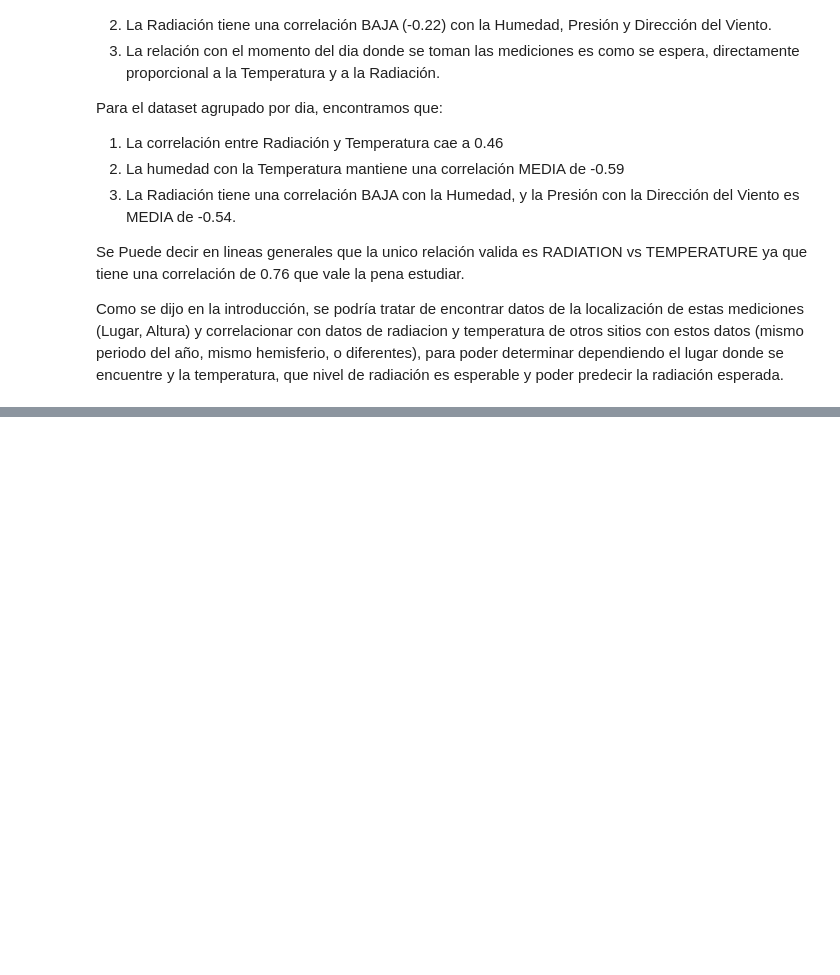
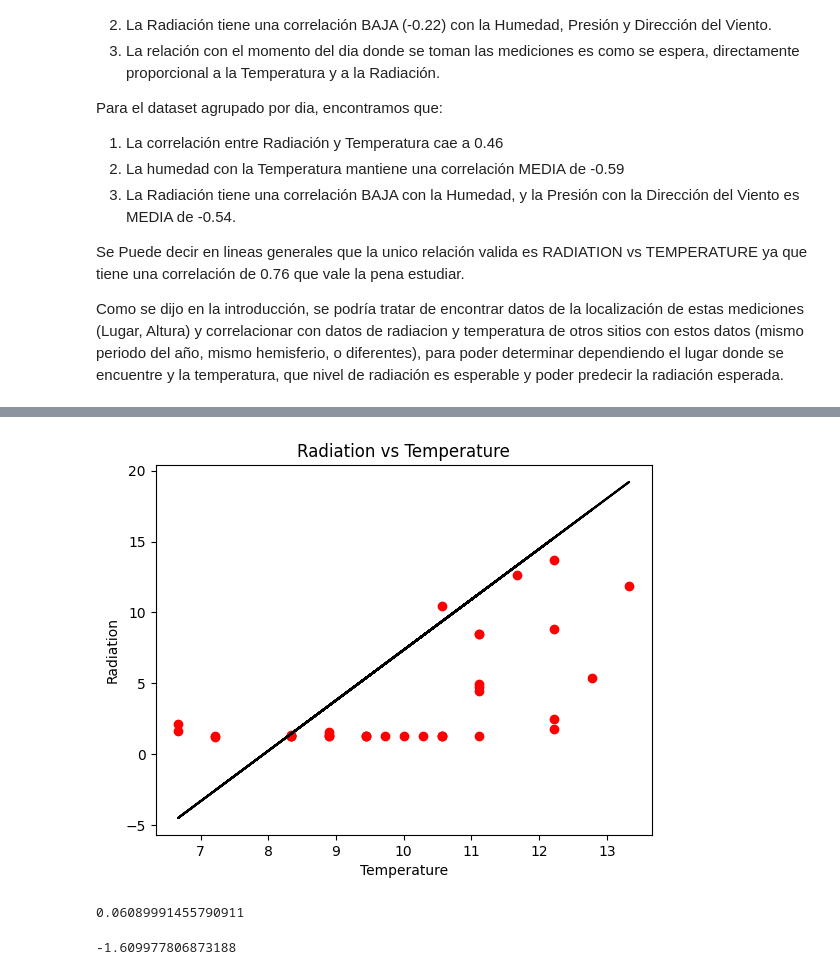
Before and after one commit to mdellanina/TrabajoPr-cticoCODERHOUSE, a Jupyter notebook: ProyectoDS_ParteI_DellaNina.ipynb, the cells around one changed output, grey strips where cells are left out. Drawn from its saved outputs; the diff is of its cells as text; code cells hidden in the pictures; blank space fills up the shorter version.

Commit message:
Se agrega fin comercial + regresión lineal y calculo de R2

```diff
--- a/ProyectoDS_ParteI_DellaNina.ipynb
+++ b/ProyectoDS_ParteI_DellaNina.ipynb
@@ -733,0 +849,33 @@ Como se dijo en la introducción, se podría tratar de encontrar datos de la loc
+# %%
+#Visualización de los datos de prueba
+viz_test = plt
+viz_test.scatter(X_test, y_test, color = 'red')
+viz_test.plot(X_test, regressor.predict(X_test), color = 'black')
+viz_train.title('Radiation vs Temperature')
+viz_train.xlabel('Temperature')
+viz_train.ylabel('Radiation')
+viz_test.show()
+# %% [output]
+[figure, added]
+# %%
+"""
+regressor.score(X_test, y_test)
+calcula el coeficiente de determinación (R cuadrado) del modelo de regresión en base a los datos de
+prueba (X_test, y_test).
+
+El coeficiente de determinación es una medida de la proporción de la variación en la variable
+dependiente que se puede explicar por el modelo de regresión.
+El coeficiente de determinación varía entre 0 y 1, donde 0 indica que el modelo no explica ninguna
+ variación en la variable dependiente y 1 indica que el modelo explica toda la variación en la variable dependiente.
+
+
+"""
+#Score del modelo en entrenamiento
+regressor.score(X_train, y_train)
+# %% [output]
+0.06089991455790911
+# %%
+#Score del modelo en testeo
+regressor.score(X_test, y_test)
+# %% [output]
+-1.609977806873188
```
Also changed, not shown: parts of 22 cells of this notebook.
